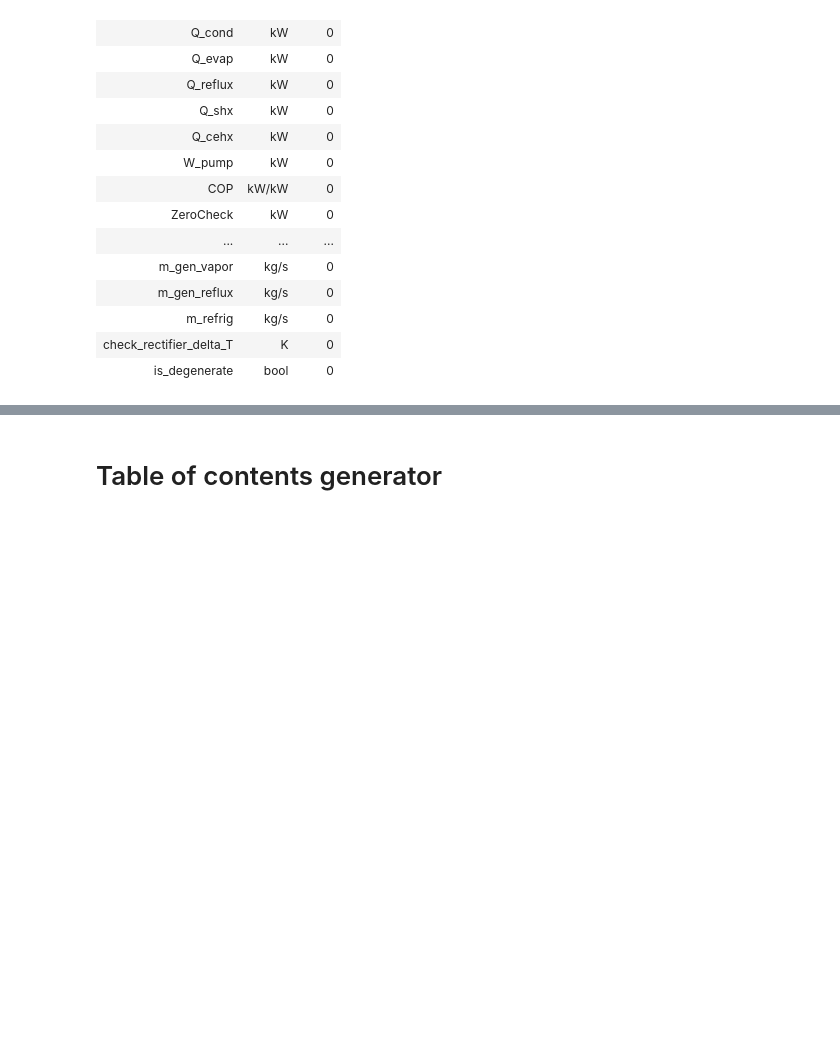
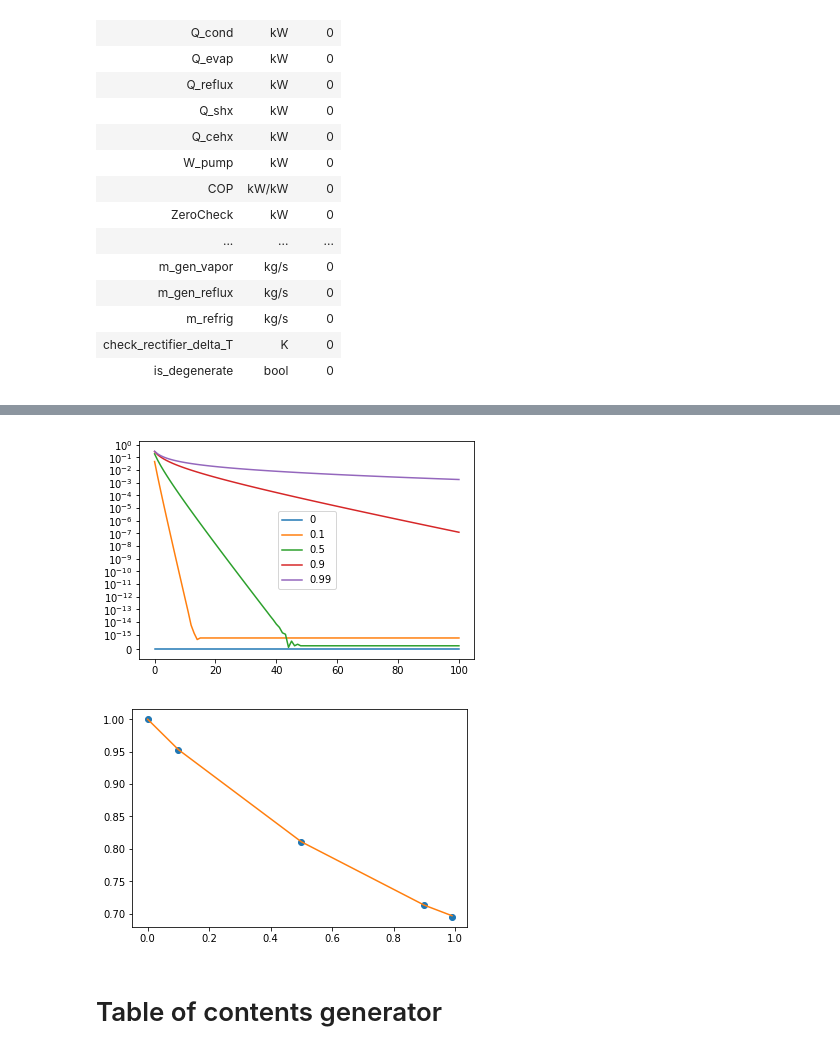
Before and after one commit to nfette/openACHP, a Jupyter notebook: src/aqua2-development-notes.ipynb, the cells around one changed output, grey strips where cells are left out. Saved outputs shown, nothing was run; the diff lists cells and outputs as text; code cells hidden in the pictures; blank space fills up the shorter version.

```diff
--- a/src/aqua2-development-notes.ipynb
+++ b/src/aqua2-development-notes.ipynb
@@ -159,0 +224,43 @@ ZeroDivisionError: division by zero
+# %%
+from numpy import log, abs, array
+def seriesTrue(x):
+    if x == 0:
+        return 1
+    else:
+        return log(1+x)/x
+def series1(x,n, sequence=False):
+    f = 0
+    df = 1
+    f += df
+    dfs = []; dfs.append(df)
+    fs = []; fs.append(f)
+    for k in range(1,n+1):
+        df *= (-x) * (k) / (k+1)
+        f += df
+        if sequence:
+            dfs.append(df)
+            fs.append(f)
+    if sequence:
+        return f, fs, dfs
+    else:
+        return f
+
+fig1=plt.figure()
+ax1 = plt.subplot(111)
+ax1.set_yscale('symlog',linthreshy=1e-15)
+ftrues=[]
+fseries = []
+xs=[0, 0.1, 0.5, 0.9, 0.99]
+for x in xs:
+    ftrue = seriesTrue(x)
+    ftrues.append(ftrue)
+    f, fs, dfs = series1(x, 100, True)
+    fseries.append(f)
+    ax1.plot(abs(ftrue - array(fs)), label='{:g}'.format(x),)
+plt.legend()
+plt.figure()
+plt.plot(xs, ftrues,'o', xs, fseries,'-')
+plt.show()
+# %% [output]
+[figure, added]
+[figure, added]
```
Also changed, not shown: parts of 11 cells of this notebook.
